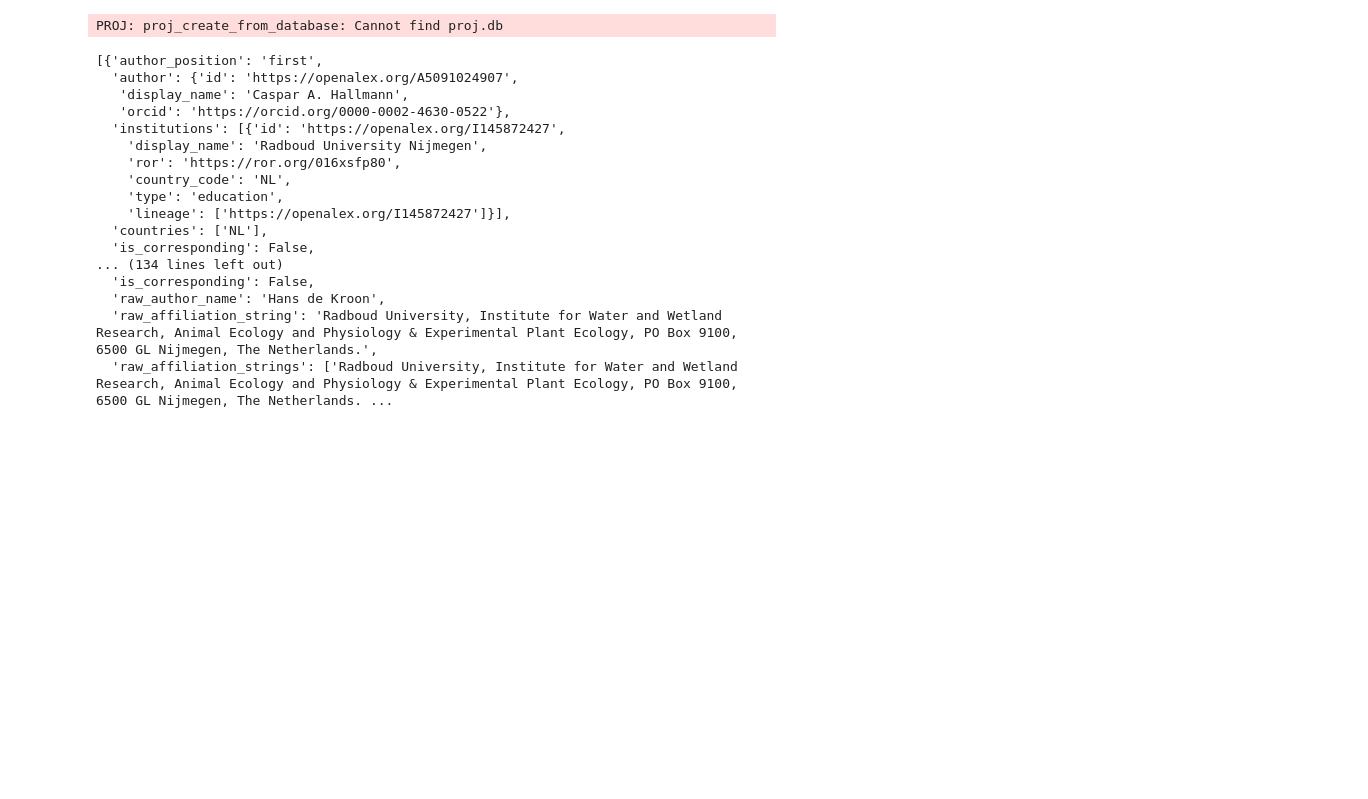
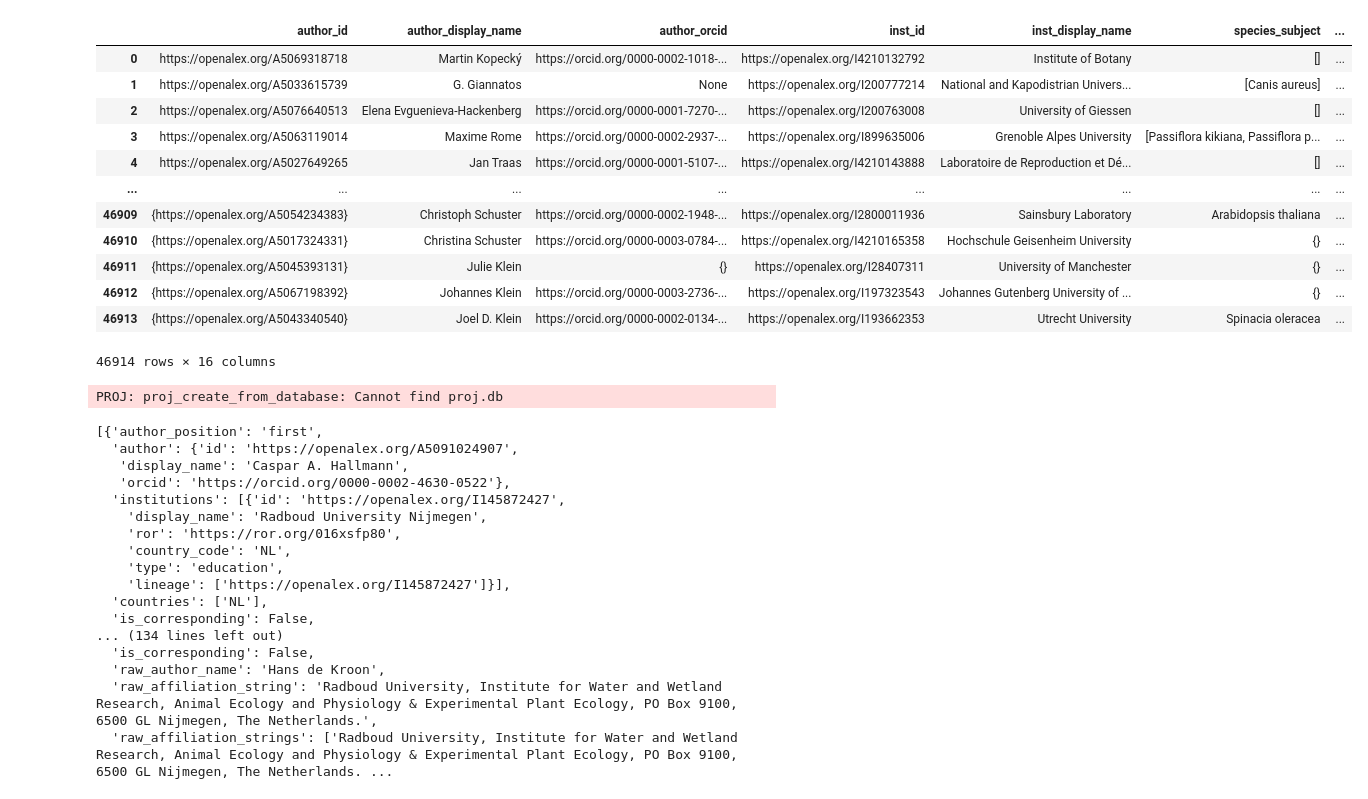
Before and after one commit to AgentschapPlantentuinMeise/Mapping-taxonomists, a Jupyter notebook: src/visualization/Exploration visualizations.ipynb, the cells around one changed output. Cells and saved outputs as stored; diff of their text form; code cells hidden in the pictures; blank space fills up the shorter version.

```diff
--- a/src/visualization/Exploration visualizations.ipynb
+++ b/src/visualization/Exploration visualizations.ipynb
@@ -0,0 +3,18 @@
+# %%
+authors = pd.read_pickle("../../data/processed/european_authors_disambiguated_with_taxonomy.pkl")
+# %%
+authors
+# %% [output]
+|  | author_id | author_display_name | author_orcid | inst_id | inst_display_name | species_subject | ... |
+| 0 | https://openalex.org/A5069318718 | Martin Kopecký | https://orcid.org/0000-0002-1018-... | https://openalex.org/I4210132792 | Institute of Botany | [] | ... |
+| 1 | https://openalex.org/A5033615739 | G. Giannatos | None | https://openalex.org/I200777214 | National and Kapodistrian Univers... | [Canis aureus] | ... |
+| 2 | https://openalex.org/A5076640513 | Elena Evguenieva-Hackenberg | https://orcid.org/0000-0001-7270-... | https://openalex.org/I200763008 | University of Giessen | [] | ... |
+| 3 | https://openalex.org/A5063119014 | Maxime Rome | https://orcid.org/0000-0002-2937-... | https://openalex.org/I899635006 | Grenoble Alpes University | [Passiflora kikiana, Passiflora p... | ... |
+| 4 | https://openalex.org/A5027649265 | Jan Traas | https://orcid.org/0000-0001-5107-... | https://openalex.org/I4210143888 | Laboratoire de Reproduction et Dé... | [] | ... |
+| ... | ... | ... | ... | ... | ... | ... | ... |
+| 46909 | {https://openalex.org/A5054234383} | Christoph Schuster | https://orcid.org/0000-0002-1948-... | https://openalex.org/I2800011936 | Sainsbury Laboratory | Arabidopsis thaliana | ... |
+| 46910 | {https://openalex.org/A5017324331} | Christina Schuster | https://orcid.org/0000-0003-0784-... | https://openalex.org/I4210165358 | Hochschule Geisenheim University | {} | ... |
+| 46911 | {https://openalex.org/A5045393131} | Julie Klein | {} | https://openalex.org/I28407311 | University of Manchester | {} | ... |
+| 46912 | {https://openalex.org/A5067198392} | Johannes Klein | https://orcid.org/0000-0003-2736-... | https://openalex.org/I197323543 | Johannes Gutenberg University of ... | {} | ... |
+| 46913 | {https://openalex.org/A5043340540} | Joel D. Klein | https://orcid.org/0000-0002-0134-... | https://openalex.org/I193662353 | Utrecht University | Spinacia oleracea | ... |
+46914 rows × 16 columns
```
Also changed, not shown: parts of 12 cells of this notebook, 13 other files.
